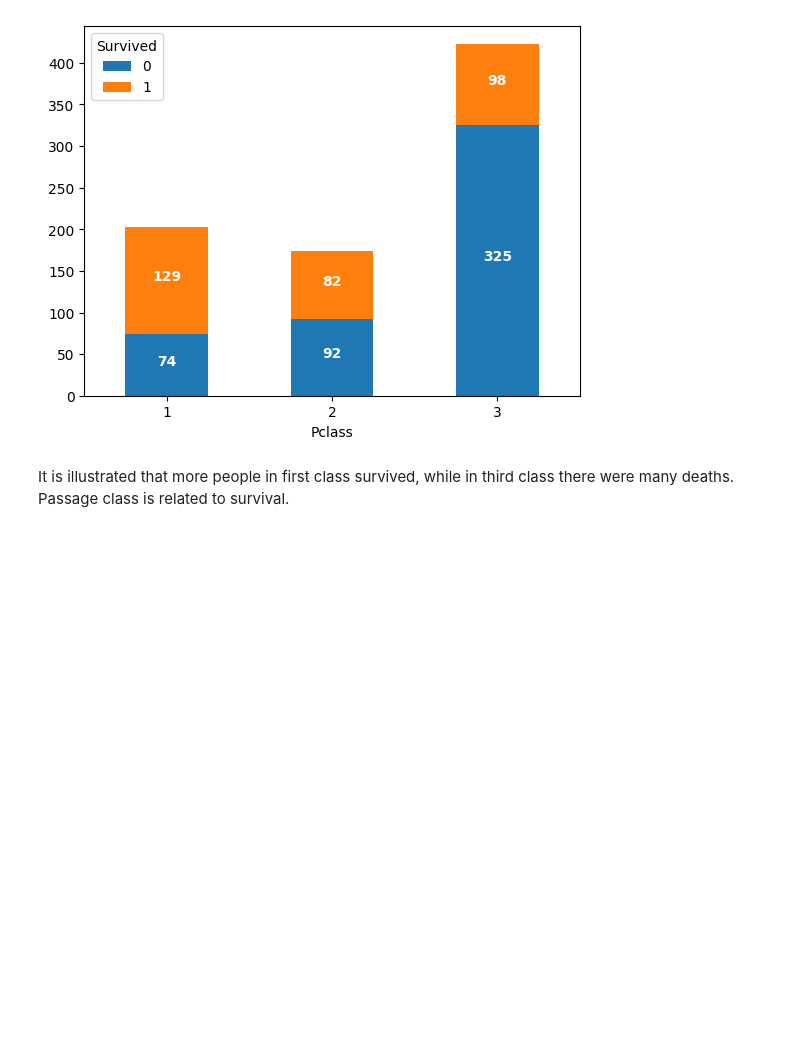
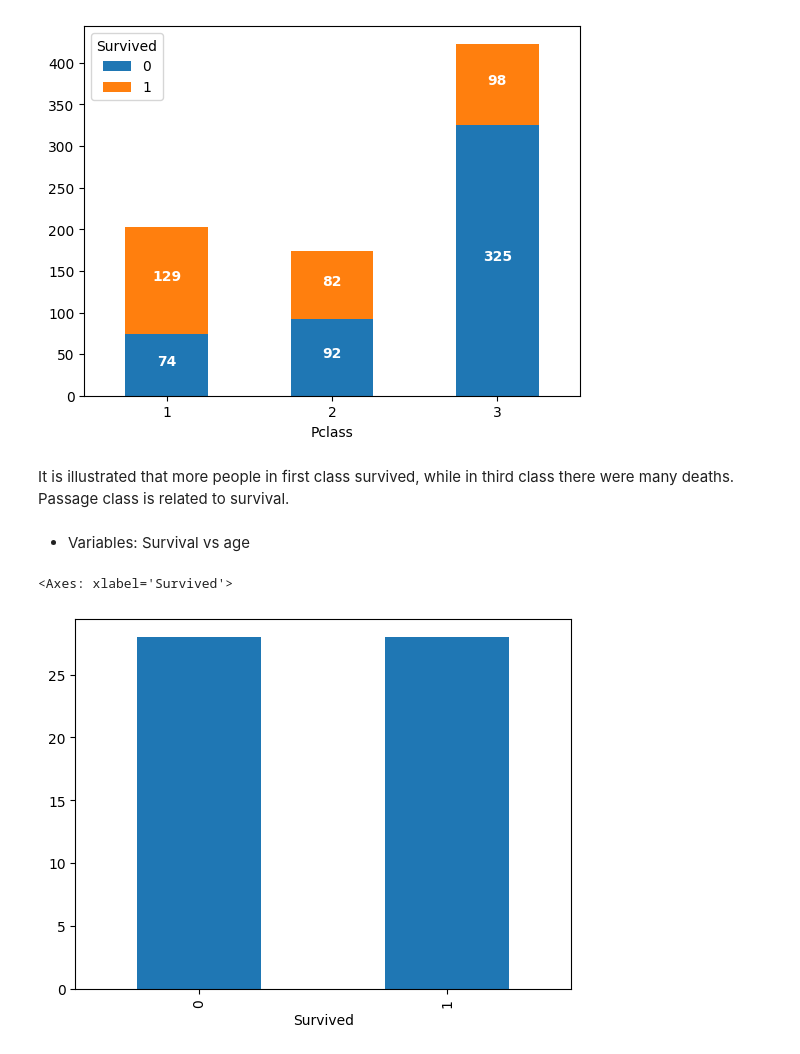
Before and after one commit to 987sebasBeller/Titanic-Survival-Prediction, a Jupyter notebook: EDA_&_prediction/data_analysis_and_prediction_fin.ipynb, the cells around one changed output. Saved outputs shown, nothing was run; the diff lists cells and outputs as text; code cells hidden in the pictures; blank space fills up the shorter version.

Commit message:
The exploratory data analysis of  survived vs age  was developed

```diff
--- a/EDA_&_prediction/data_analysis_and_prediction_fin.ipynb
+++ b/EDA_&_prediction/data_analysis_and_prediction_fin.ipynb
@@ -157,3 +157,10 @@ show_stacked_bar_chart(df_passengers,["Pclass","Survived"])
 [figure]
 # %% [markdown]
 It is illustrated that more people in first class survived, while in third class there were many deaths. Passage class is related to survival.
+# %% [markdown]
+- Variables: Survival vs age
+# %%
+df_passengers.groupby(['Survived'])['Age'].median().plot(kind='bar')
+# %% [output]
+<Axes: xlabel='Survived'>
+[figure, added]
```
Also changed, not shown: parts of 2 cells of this notebook.
